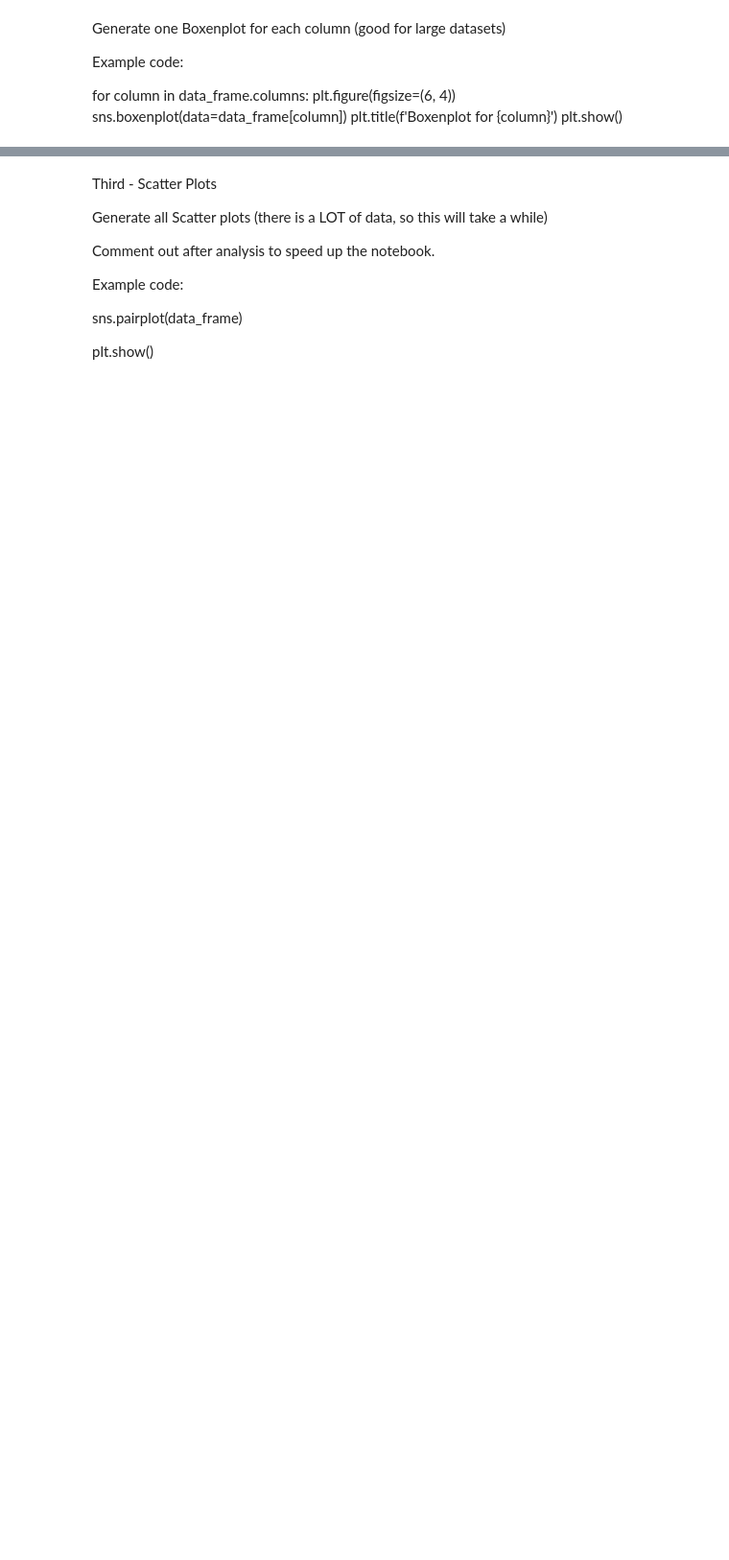
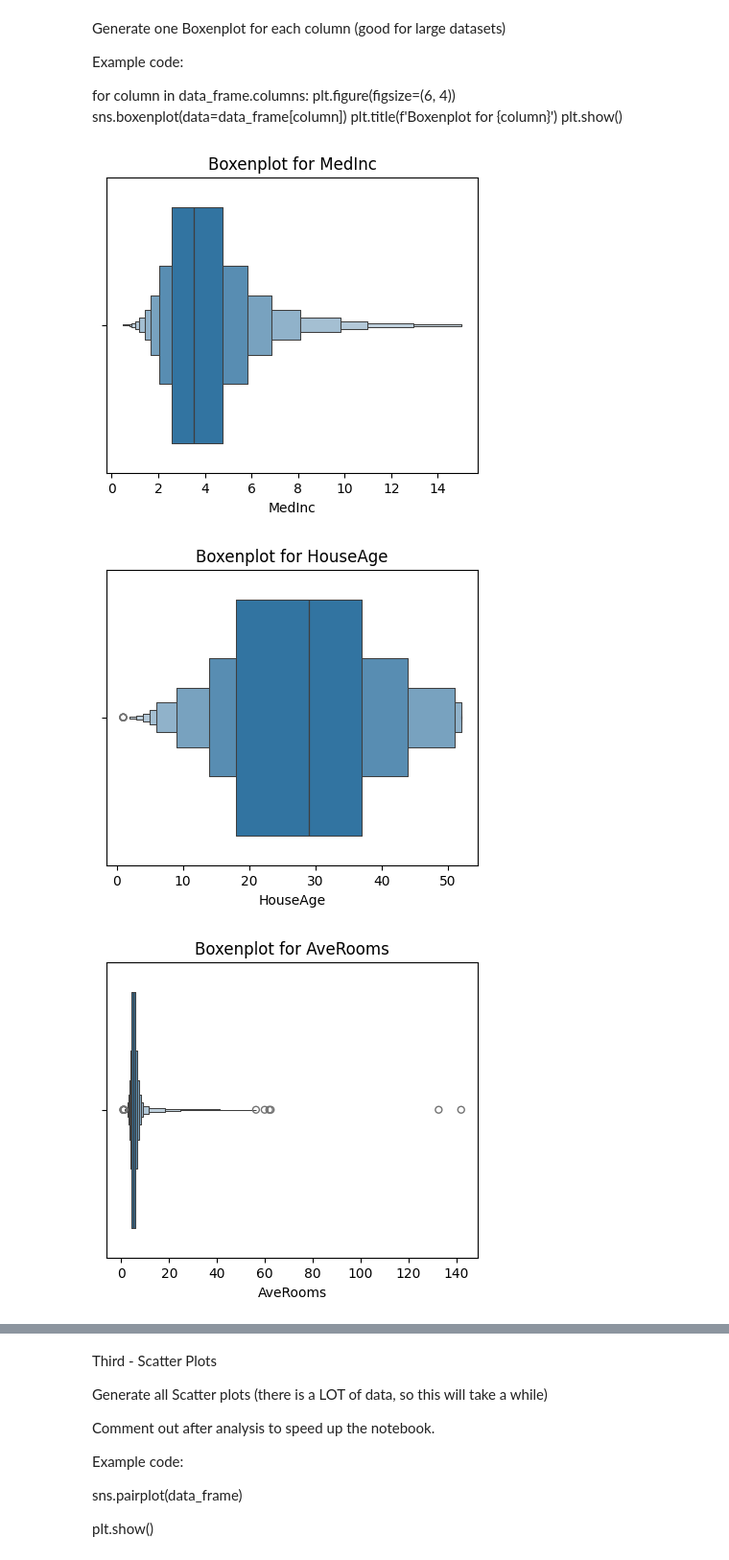
Before and after one commit to albertokabore/applied-ml-kabore, a Jupyter notebook: notebooks/project01/ml01.ipynb, the cells around one changed output, grey strips where cells are left out. Shown at 96% size. Saved outputs shown, nothing was run; the diff lists cells and outputs as text; code cells hidden in the pictures; blank space fills up the shorter version.

```diff
--- a/notebooks/project01/ml01.ipynb
+++ b/notebooks/project01/ml01.ipynb
@@ -147,5 +188,12 @@ for column in data_frame.columns:
     plt.title(f'Boxenplot for {column}')
     plt.show()
 # %%
-# This is a Python cell.
-# Put your comments and code here.
+for column in data_frame.columns:
+    plt.figure(figsize=(5, 4))
+    sns.boxenplot(x=data_frame[column])
+    plt.title(f'Boxenplot for {column}')
+    plt.show()
+# %% [output]
+[figure, added]
+[figure, added]
+[figure, added]
```
Also changed, not shown: parts of 18 cells of this notebook.
